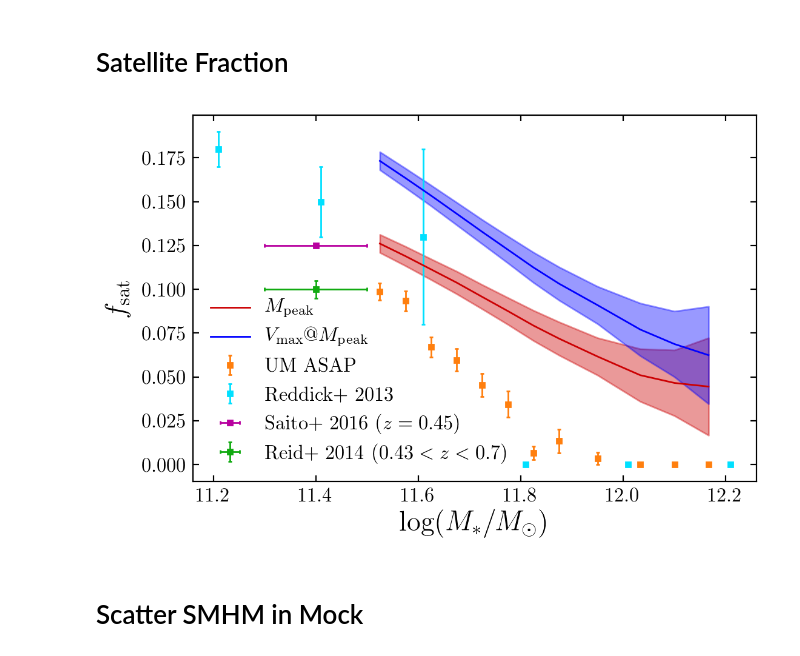
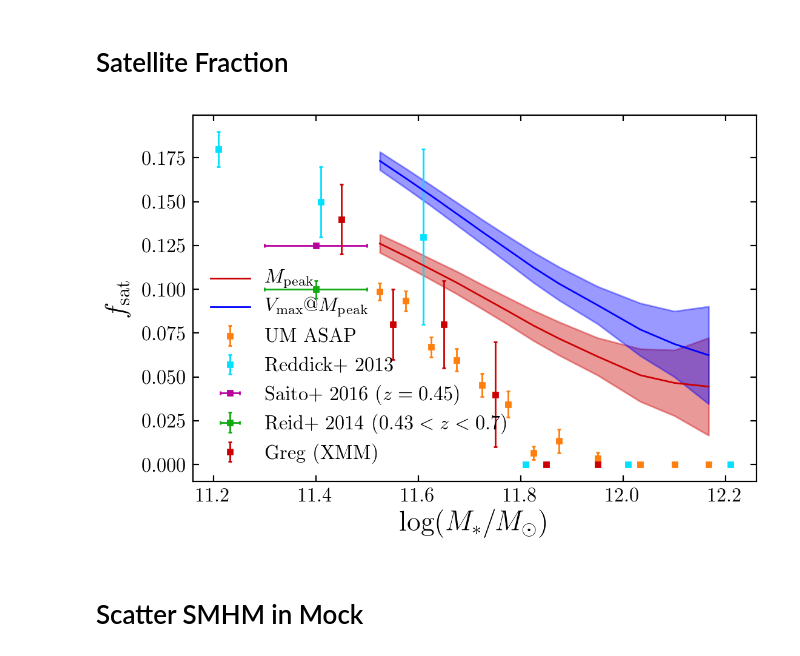
Before and after one commit to gsallabe/thesis_satellite_fraction, a Jupyter notebook: cb/analysis.ipynb, the cells around one changed output. Cells and saved outputs as stored; diff of their text form; code cells hidden in the pictures.

```diff
--- a/cb/analysis.ipynb
+++ b/cb/analysis.ipynb
@@ -85,30 +85,31 @@ mpeak_sat_frac = np.load("intermediate_data/Mpeak/sat_frac.npz")
 # %%
 reddick_bin_centers, reddick_sat_frac, reddick_sat_frac_unc = sat_fraction.reddick()
 saito_bin_centers, saito_sat_frac, saito_mass_error = sat_fraction.saito()
 reid_bin_centers, reid_sat_frac, reid_mass_error, reid_sat_frac_unc = sat_fraction.reid()
-
+xmm_bin_centers, xmm_sat_frac, xmm_sat_frac_unc = sat_fraction.greg_XMM()
 
 um_sat_frac, um_sat_frac_unv = sat_fraction.ASAP_UM(um_cens_comp, um_sats_comp, bins)
 
 fig, ax = plt.subplots()
 
 for (s, l) in [(mpeak_sat_frac, r"$M_{\rm peak}$"), (vmax_sat_frac, r"$V_{\rm max}@M_{\rm peak}$")]:
     x, y, err = s["bin_centers"], np.mean(s["sat_fraction"], axis=0), np.std(vmax_sat_frac["sat_fraction"], axis=0)
     l = ax.plot(x, y, label=l)
     ax.fill_between(x, y+err, y-err, color=l[0].get_color(), alpha=0.4)
 
 ax.errorbar(bin_centers, um_sat_frac, yerr=um_sat_frac_unv, ls="None", marker="s", label="UM ASAP")
 ax.errorbar(reddick_bin_centers, reddick_sat_frac, yerr=reddick_sat_frac_unc, ls="None", marker="s", label="Reddick+ 2013")
 ax.errorbar(saito_bin_centers, saito_sat_frac, xerr=saito_mass_error, ls="None", marker="s", label="Saito+ 2016 ($z = 0.45$)")
 ax.errorbar(reid_bin_centers, reid_sat_frac, xerr=reid_mass_error, yerr=reid_sat_frac_unc, ls="None", marker="s", label="Reid+ 2014 ($0.43 < z < 0.7$)")
+ax.errorbar(xmm_bin_centers, xmm_sat_frac, yerr=xmm_sat_frac_unc, ls="None", marker="s", label="Greg (XMM)")
 
 
 
 ax.legend(fontsize="small", loc="lower left")
 ax.set(ylabel=r"$f_{\rm sat}$", xlabel=r"${\rm log} (M_{\ast} / M_{\odot})$")
 fig.savefig("/home/christopher/research/satellite_fraction/cb/writeup/images/sat_frac.png", dpi=300)
 # %% [output]
-[figure, old version]
+[figure, new version]
 # %% [markdown]
 # Scatter SMHM in Mock
 # %%
```
Also changed, not shown: parts of 1 cell of this notebook, 2 other files.
